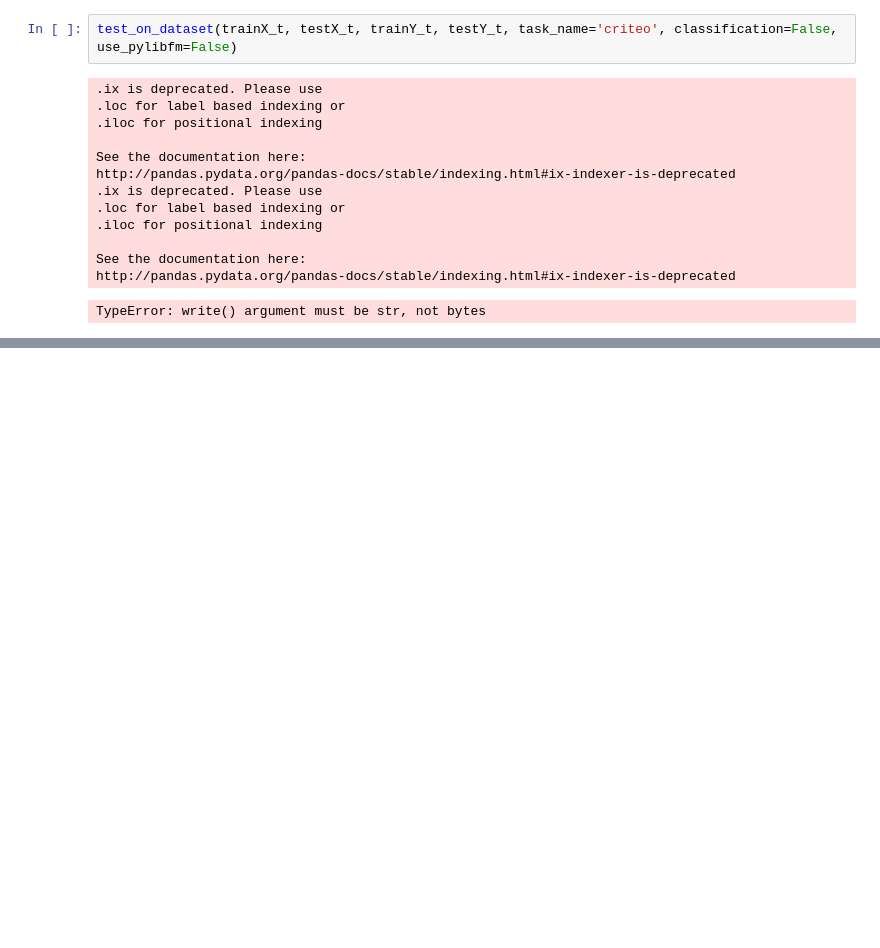
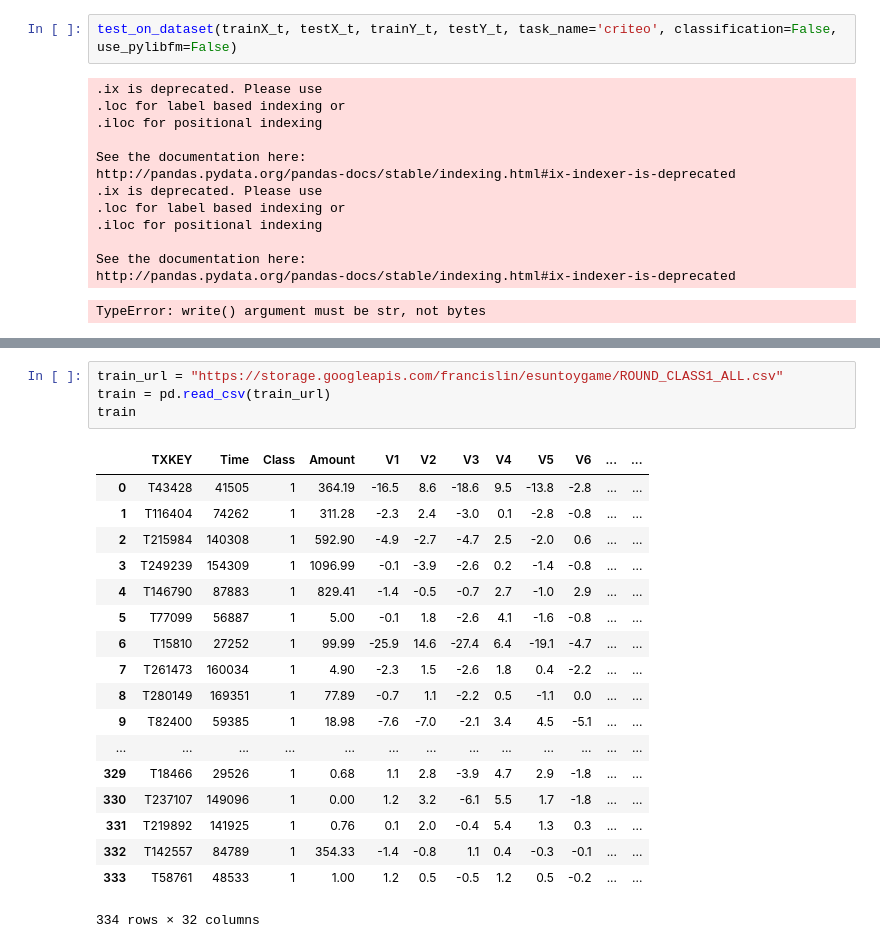
Before and after one commit to sunchigg/JrML, a Jupyter notebook: Recommendation/criteo/criteo_test.ipynb, the cells around one changed output, grey strips where cells are left out. Drawn from its saved outputs; the diff is of its cells as text; blank space fills up the shorter version.

```diff
--- a/Recommendation/criteo/criteo_test.ipynb
+++ b/Recommendation/criteo/criteo_test.ipynb
@@ -325,0 +333,23 @@ TypeError: write() argument must be str, not bytes
+# %%
+train_url = "https://storage.googleapis.com/francislin/esuntoygame/ROUND_CLASS1_ALL.csv"
+train = pd.read_csv(train_url)
+train
+# %% [output]
+|  | TXKEY | Time | Class | Amount | V1 | V2 | V3 | V4 | V5 | V6 | ... | ... |
+| 0 | T43428 | 41505 | 1 | 364.19 | -16.5 | 8.6 | -18.6 | 9.5 | -13.8 | -2.8 | ... | ... |
+| 1 | T116404 | 74262 | 1 | 311.28 | -2.3 | 2.4 | -3.0 | 0.1 | -2.8 | -0.8 | ... | ... |
+| 2 | T215984 | 140308 | 1 | 592.90 | -4.9 | -2.7 | -4.7 | 2.5 | -2.0 | 0.6 | ... | ... |
+| 3 | T249239 | 154309 | 1 | 1096.99 | -0.1 | -3.9 | -2.6 | 0.2 | -1.4 | -0.8 | ... | ... |
+| 4 | T146790 | 87883 | 1 | 829.41 | -1.4 | -0.5 | -0.7 | 2.7 | -1.0 | 2.9 | ... | ... |
+| 5 | T77099 | 56887 | 1 | 5.00 | -0.1 | 1.8 | -2.6 | 4.1 | -1.6 | -0.8 | ... | ... |
+| 6 | T15810 | 27252 | 1 | 99.99 | -25.9 | 14.6 | -27.4 | 6.4 | -19.1 | -4.7 | ... | ... |
+| 7 | T261473 | 160034 | 1 | 4.90 | -2.3 | 1.5 | -2.6 | 1.8 | 0.4 | -2.2 | ... | ... |
+| 8 | T280149 | 169351 | 1 | 77.89 | -0.7 | 1.1 | -2.2 | 0.5 | -1.1 | 0.0 | ... | ... |
+| 9 | T82400 | 59385 | 1 | 18.98 | -7.6 | -7.0 | -2.1 | 3.4 | 4.5 | -5.1 | ... | ... |
+| ... | ... | ... | ... | ... | ... | ... | ... | ... | ... | ... | ... | ... |
+| 329 | T18466 | 29526 | 1 | 0.68 | 1.1 | 2.8 | -3.9 | 4.7 | 2.9 | -1.8 | ... | ... |
+| 330 | T237107 | 149096 | 1 | 0.00 | 1.2 | 3.2 | -6.1 | 5.5 | 1.7 | -1.8 | ... | ... |
+| 331 | T219892 | 141925 | 1 | 0.76 | 0.1 | 2.0 | -0.4 | 5.4 | 1.3 | 0.3 | ... | ... |
+| 332 | T142557 | 84789 | 1 | 354.33 | -1.4 | -0.8 | 1.1 | 0.4 | -0.3 | -0.1 | ... | ... |
+| 333 | T58761 | 48533 | 1 | 1.00 | 1.2 | 0.5 | -0.5 | 1.2 | 0.5 | -0.2 | ... | ... |
+334 rows × 32 columns
```
Also changed, not shown: parts of 1 cell of this notebook.
